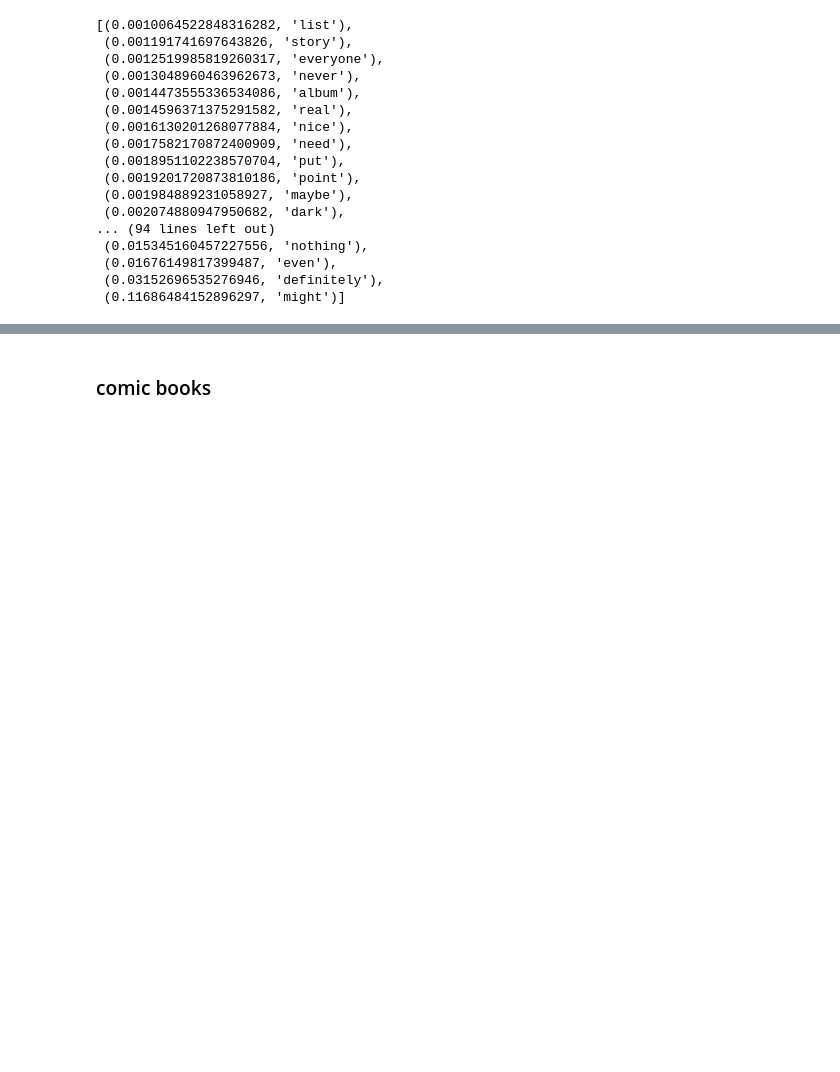
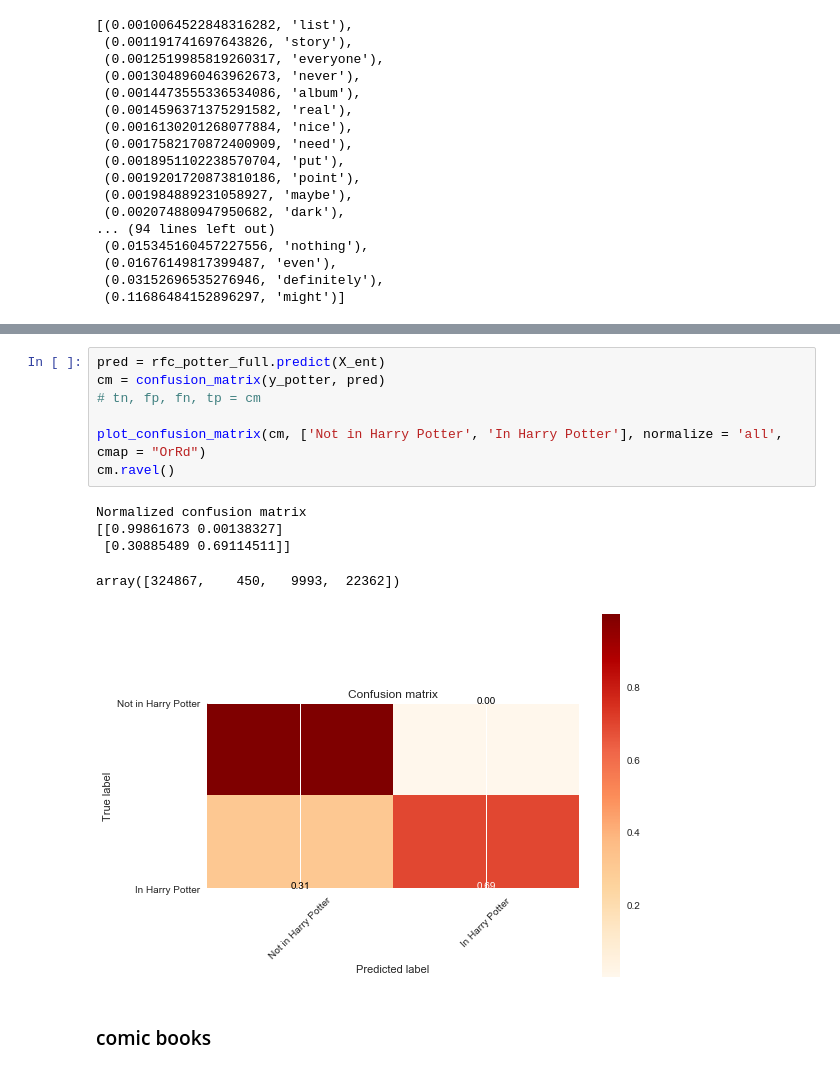
Before and after one commit to Jameshskelton/Reddit-NLP, a Jupyter notebook: Reddit-nlp-project.ipynb, the cells around one changed output, grey strips where cells are left out. Cells and saved outputs as stored; diff of their text form; blank space fills up the shorter version.

```diff
--- a/Reddit-nlp-project.ipynb
+++ b/Reddit-nlp-project.ipynb
@@ -710,3 +750,16 @@ rfc_potter_full.oob_score
+# %%
+pred = rfc_potter_full.predict(X_ent)
+cm = confusion_matrix(y_potter, pred)
+# tn, fp, fn, tp = cm
+
+plot_confusion_matrix(cm, ['Not in Harry Potter', 'In Harry Potter'], normalize = 'all', cmap = "OrRd")
+cm.ravel()
+# %% [output]
+Normalized confusion matrix
+[[0.99861673 0.00138327]
+ [0.30885489 0.69114511]]
+array([324867,    450,   9993,  22362])
+[figure, added]
 # %% [markdown]
 ### comic books
 # %%
```
Also changed, not shown: parts of 16 cells of this notebook.
